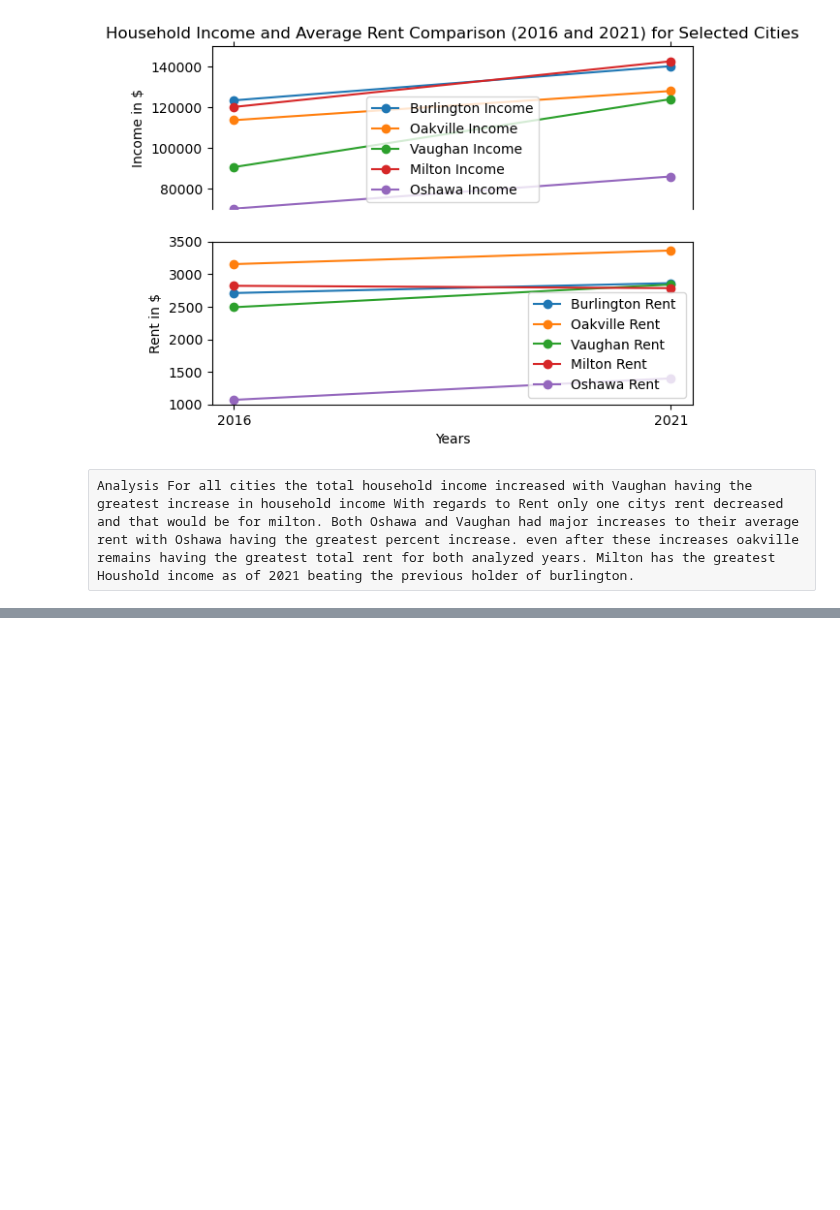
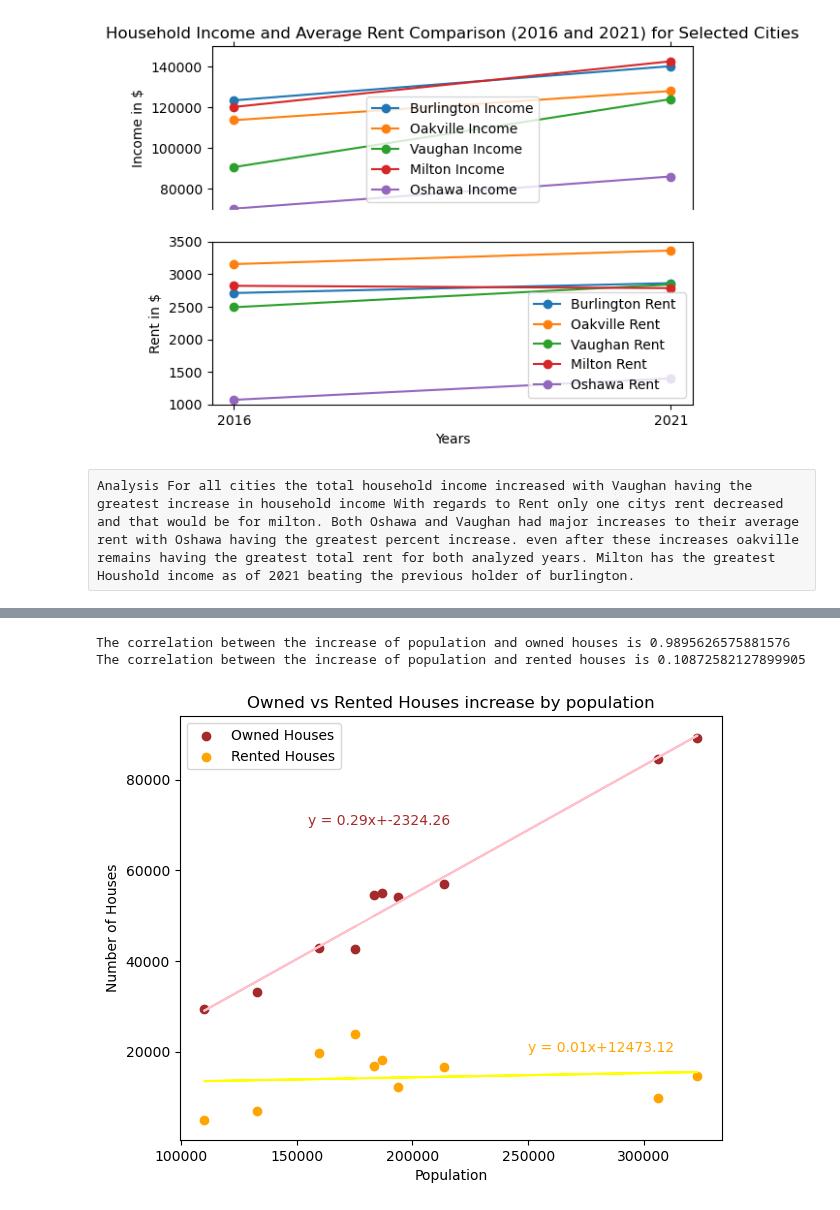
Before and after one commit to MaisieDeGraaf/oakville-housing-analysis, a Jupyter notebook: Main_Cities_Analysis.ipynb, the cells around one changed output, grey strips where cells are left out. Saved outputs shown, nothing was run; the diff lists cells and outputs as text; code cells hidden in the pictures; blank space fills up the shorter version.

```diff
--- a/Main_Cities_Analysis.ipynb
+++ b/Main_Cities_Analysis.ipynb
@@ -334,0 +376,49 @@ Analysis For all cities the total household income increased with Vaughan having
+# %%
+rented_vs_owned = all_cities_df[["Population","Owned Houses","Rented Houses"]]
+# %%
+#Determining my axis
+x_axis = rented_vs_owned["Population"]
+y_axis = rented_vs_owned["Owned Houses"]
+y_axis2 = rented_vs_owned["Rented Houses"]
+
+
+#Plotting the chart
+fig, ax = plt.subplots()
+ax.scatter(x_axis, y_axis, color = 'brown',label='Owned Houses')
+ax.scatter(x_axis, y_axis2, color = 'orange',label='Rented Houses')
+plt.xlabel ("Population")
+plt.ylabel ("Number of Houses")
+plt.title('Owned vs Rented Houses increase by population')
+plt.legend()
+
+#Adding regression lines
+output_owned_houses = st.linregress(x_axis, y_axis)
+output_rented_houses = st.linregress(x_axis, y_axis2)
+slope1 = output_owned_houses[0]
+slope2 = output_rented_houses[0]
+intercept1 = output_owned_houses[1]
+intercept2 = output_rented_houses[1]
+regressline1 = slope1*x_axis+intercept1
+regressline2 = slope2*x_axis+intercept2
+line_eq1 = f'y = {round(slope1,2)}x+{round(intercept1,2)}'
+line_eq2 = f'y = {round(slope2,2)}x+{round(intercept2,2)}'
+corr1 = np.corrcoef(x_axis,y_axis)
+corr2 = np.corrcoef(x_axis,y_axis2)
+#Displaying the regression lines
+plt.plot(x_axis,regressline1, color = 'pink')
+plt.plot(x_axis,regressline2, color = 'yellow')
+plt.annotate(line_eq1,(155000,70000), color = 'brown')
+plt.annotate(line_eq2,(250000,20000),color = 'orange')
+fig.set_figheight(5.5)
+fig.set_figwidth(7)
+plt.plot()
+
+#Correlation coefficients
+corr1 = np.corrcoef(x_axis,y_axis)
+corr2 = np.corrcoef(x_axis,y_axis2)
+print(f'The correlation between the increase of population and owned houses is {corr1[1][0]}')
+print(f'The correlation between the increase of population and rented houses is {corr2[1][0]}')
+# %% [output]
+The correlation between the increase of population and owned houses is 0.9895626575881576
+The correlation between the increase of population and rented houses is 0.10872582127899905
+[figure, added]
```
Also changed, not shown: parts of 9 cells of this notebook.
